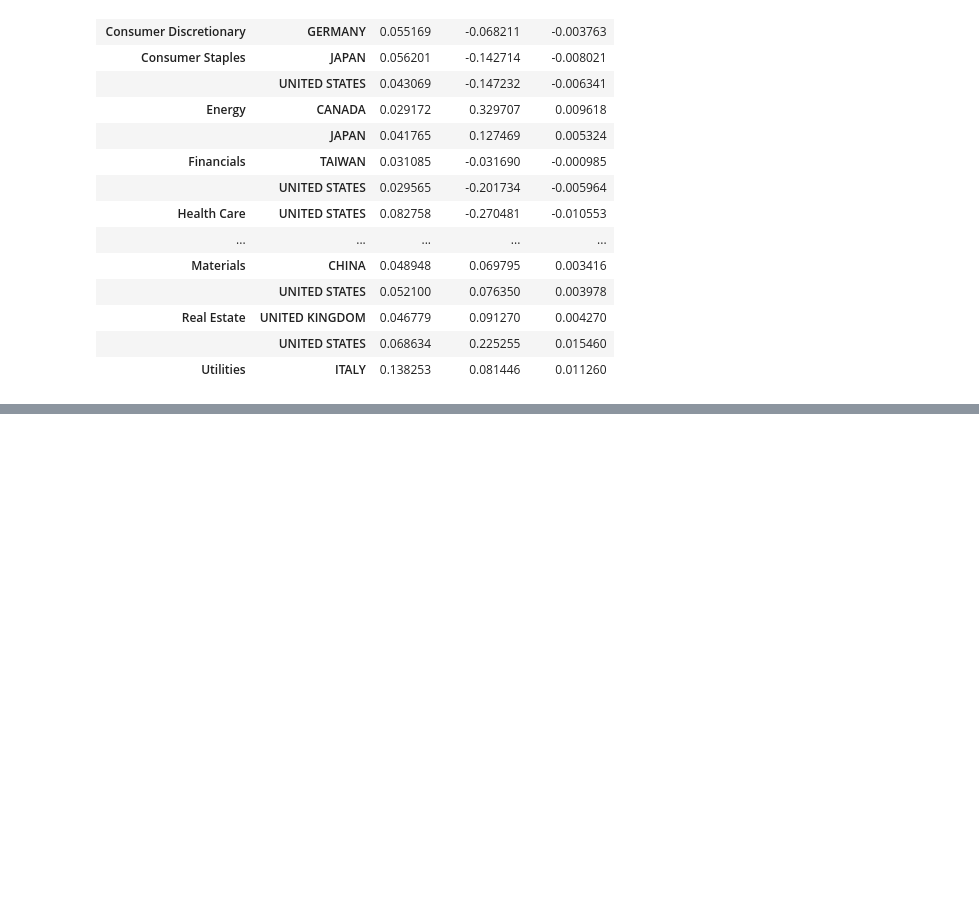
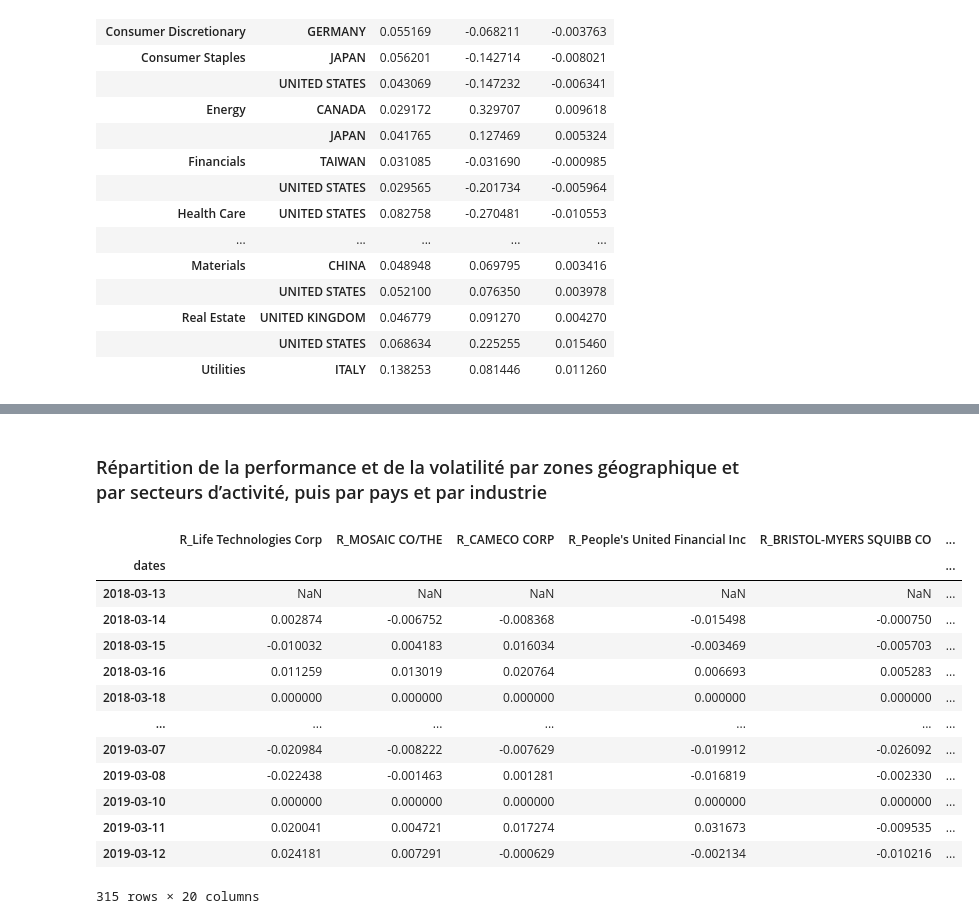
Before and after one commit to YvesAdl/BI_Finance_project, a Jupyter notebook: Facts sheet.ipynb, the cells around one changed output, grey strips where cells are left out. Drawn from its saved outputs; the diff is of its cells as text; code cells hidden in the pictures; blank space fills up the shorter version.

```diff
--- a/Facts sheet.ipynb
+++ b/Facts sheet.ipynb
@@ -149,0 +215,19 @@ df.groupby(by=['Sector','Country']).sum()
+# %% [markdown]
+### Répartition de la performance et de la volatilité par zones géographique et par secteurs d’activité, puis par pays et par industrie
+# %%
+ytd[R_portfolio]
+# %% [output]
+|  | R_Life Technologies Corp | R_MOSAIC CO/THE | R_CAMECO CORP | R_People's United Financial Inc | R_BRISTOL-MYERS SQUIBB CO | ... |
+| dates |  |  |  |  |  | ... |
+| 2018-03-13 | NaN | NaN | NaN | NaN | NaN | ... |
+| 2018-03-14 | 0.002874 | -0.006752 | -0.008368 | -0.015498 | -0.000750 | ... |
+| 2018-03-15 | -0.010032 | 0.004183 | 0.016034 | -0.003469 | -0.005703 | ... |
+| 2018-03-16 | 0.011259 | 0.013019 | 0.020764 | 0.006693 | 0.005283 | ... |
+| 2018-03-18 | 0.000000 | 0.000000 | 0.000000 | 0.000000 | 0.000000 | ... |
+| ... | ... | ... | ... | ... | ... | ... |
+| 2019-03-07 | -0.020984 | -0.008222 | -0.007629 | -0.019912 | -0.026092 | ... |
+| 2019-03-08 | -0.022438 | -0.001463 | 0.001281 | -0.016819 | -0.002330 | ... |
+| 2019-03-10 | 0.000000 | 0.000000 | 0.000000 | 0.000000 | 0.000000 | ... |
+| 2019-03-11 | 0.020041 | 0.004721 | 0.017274 | 0.031673 | -0.009535 | ... |
+| 2019-03-12 | 0.024181 | 0.007291 | -0.000629 | -0.002134 | -0.010216 | ... |
+315 rows × 20 columns
```
Also changed, not shown: parts of 19 cells of this notebook, 6 other files.
